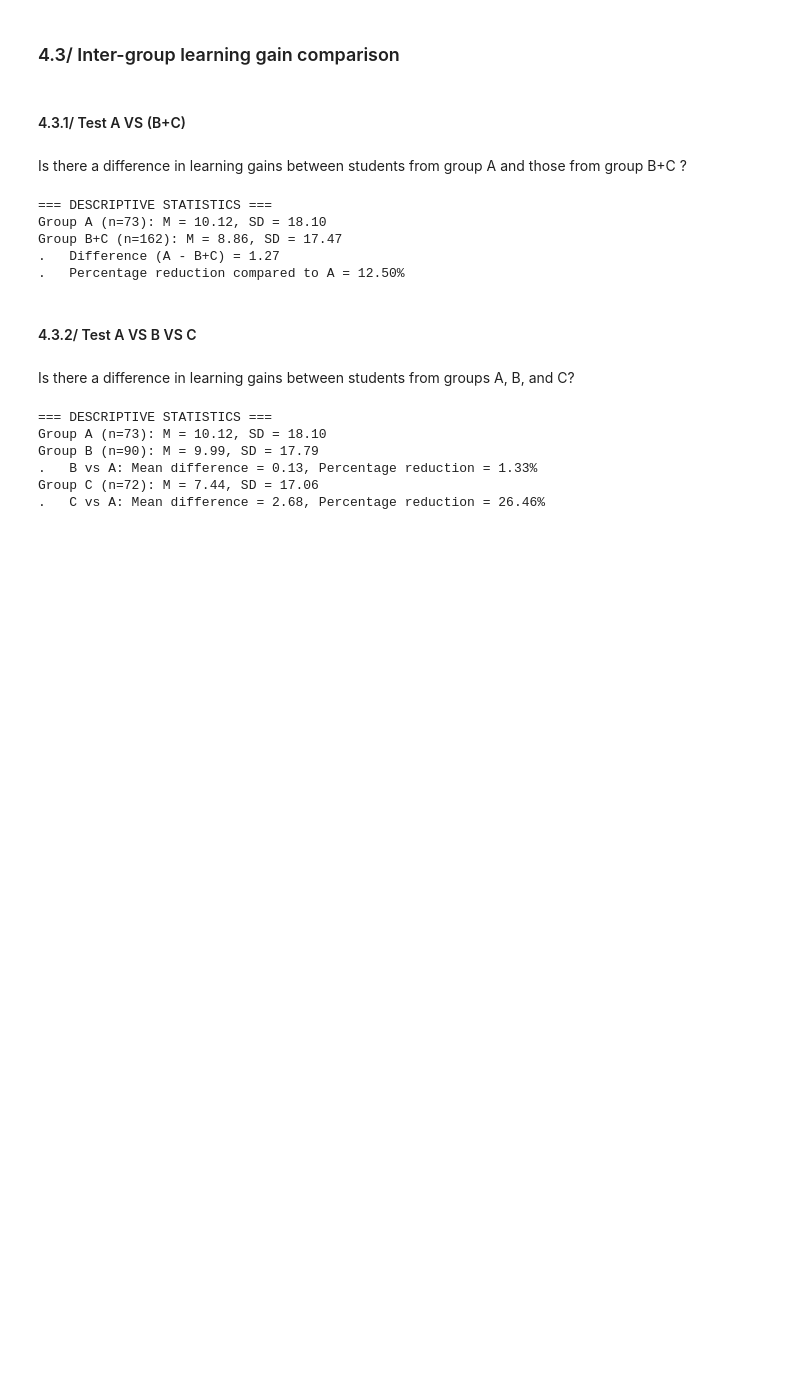
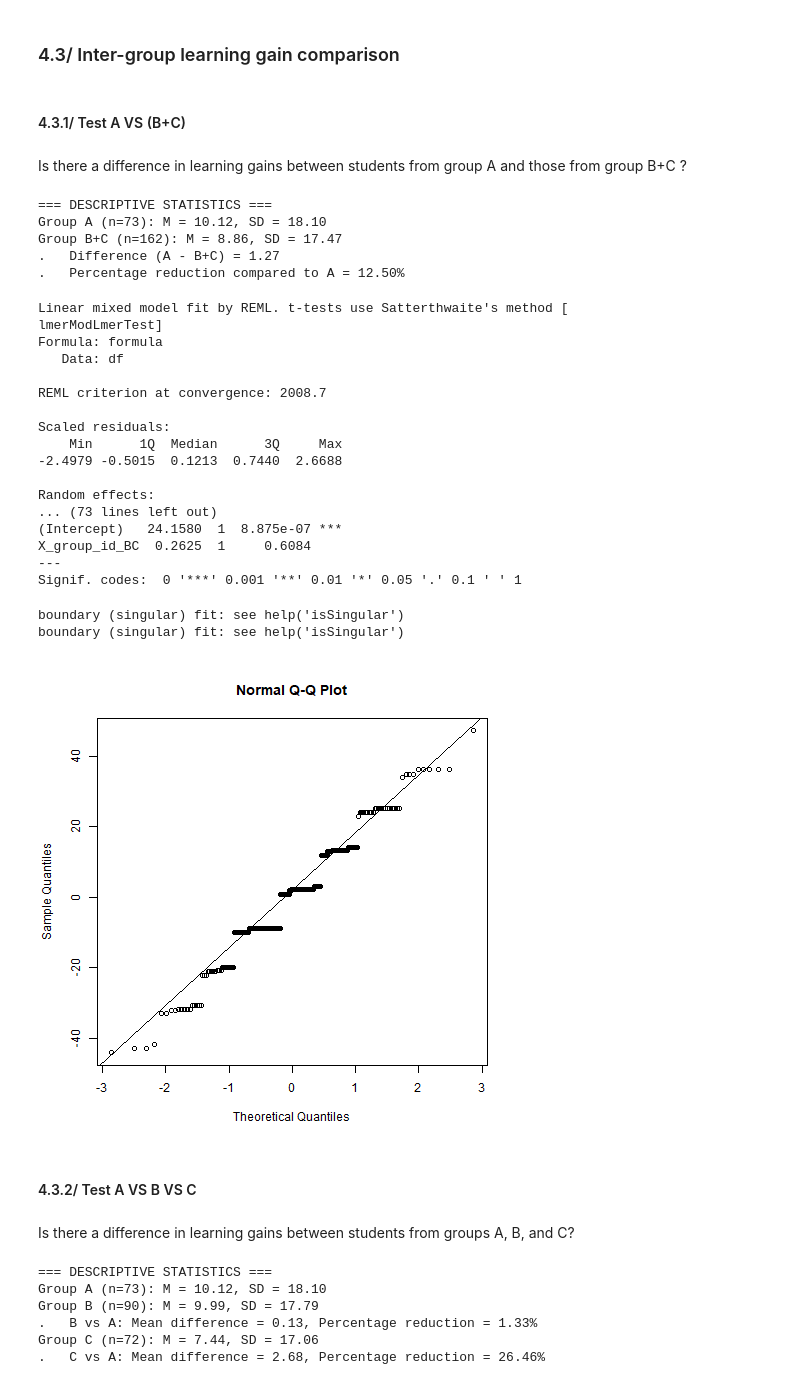
Before and after one commit to Matthieu-BRANTHOME/AIED26, a Jupyter notebook: notebooks/02_analysis_RQ_1.ipynb, the cells around one changed output. Cells and saved outputs as stored; diff of their text form; code cells hidden in the pictures; blank space fills up the shorter version.

```diff
--- a/notebooks/02_analysis_RQ_1.ipynb
+++ b/notebooks/02_analysis_RQ_1.ipynb
@@ -362,7 +452,29 @@ Group B+C (n=162): M = 8.86, SD = 17.47
 .   Difference (A - B+C) = 1.27
 .   Percentage reduction compared to A = 12.50%
 # %%
-# TODO SL
+%%R
+result = run_lmer_pipeline(df = df_all, df_name="df_all", dep = "X_learning_gains", fixed_factors = "X_group_id_BC", random_factors = "(1 | X_school_id)")
+# %% [output]
+Linear mixed model fit by REML. t-tests use Satterthwaite's method [
+lmerModLmerTest]
+Formula: formula
+   Data: df
+
+REML criterion at convergence: 2008.7
+
+Scaled residuals:
+    Min      1Q  Median      3Q     Max
+-2.4979 -0.5015  0.1213  0.7440  2.6688
+
+Random effects:
+... (73 lines left out)
+(Intercept)   24.1580  1  8.875e-07 ***
+X_group_id_BC  0.2625  1     0.6084
+---
+Signif. codes:  0 '***' 0.001 '**' 0.01 '*' 0.05 '.' 0.1 ' ' 1
+boundary (singular) fit: see help('isSingular')
+boundary (singular) fit: see help('isSingular')
+[figure, added]
 # %% [markdown]
 #### 4.3.2/ Test A VS B VS C
 # %% [markdown]
```
Also changed, not shown: parts of 6 cells of this notebook, 3 other files.
